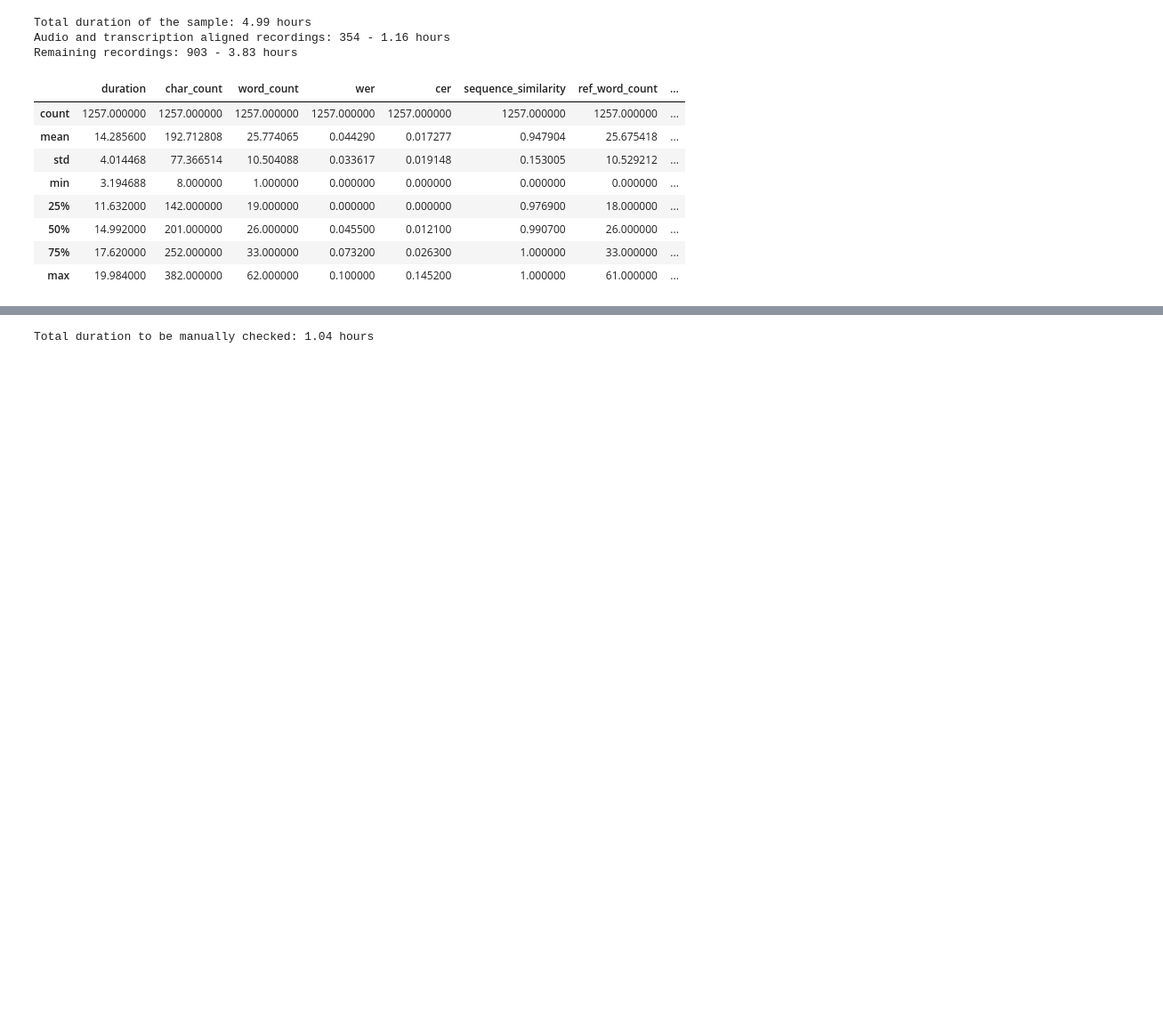
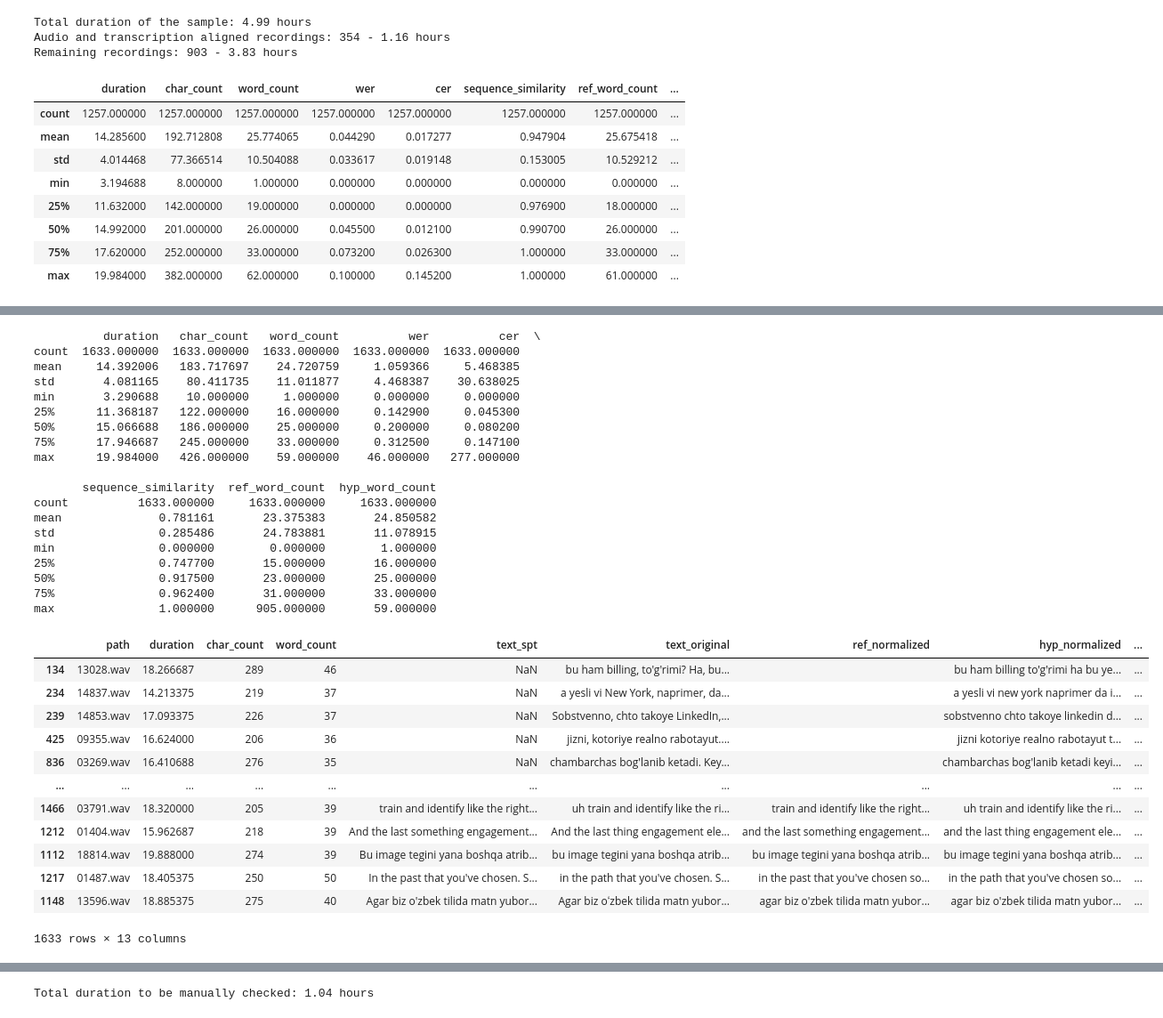
Before and after one commit to HaidarChaito/uzbek-automatic-speech-recognition, a Jupyter notebook: notebooks/5_it_dataset_preparation.ipynb, the cells around one changed output, grey strips where cells are left out. Shown at 89% size. Cells and saved outputs as stored; diff of their text form; code cells hidden in the pictures; blank space fills up the shorter version.

```diff
--- a/notebooks/5_it_dataset_preparation.ipynb
+++ b/notebooks/5_it_dataset_preparation.ipynb
@@ -588,0 +592,74 @@ Removed unnecessary 1,628 audio files
+# %%
+# from scripts import similarity_metrics
+
+additional_data_df.drop(columns=["error_message", "error_type", "input_audio_filename"], inplace=True, errors="ignore")
+additional_data_df.rename(columns={"predicted_sentence": "text_spt"}, inplace=True)
+
+# Reorder text_original column to be the last column
+cols = list(additional_data_df.columns)
+cols.remove("text_original")
+cols.append("text_original")
+additional_data_df = additional_data_df[cols]
+
+# Apply similarity metrics to each row
+metrics = additional_data_df.apply(
+    lambda row: similarity_metrics.calculate(
+        reference=row["text_spt"],  # Google SPT generated text (should be more accurate)
+        hypothesis=row["text_original"],  # original Gemini 2.5 Pro generated text
+    ),
+    axis=1
+)
+
+# Convert list of dicts → DataFrame
+metrics_df = pd.DataFrame(metrics.tolist())
+
+# Merge metric columns back into main DataFrame and save
+additional_data_df: pd.DataFrame = pd.concat([additional_data_df, metrics_df], axis=1)
+
+music_annotation_mask = (additional_data_df["text_spt"].isna()) & (
+    additional_data_df["hyp_normalized"].isin(["[musiqa]", "(musiqa)"]))
+
+# Update text columns
+cols_to_fix = ["text_spt", "ref_normalized", "hyp_normalized"]
+additional_data_df.loc[music_annotation_mask, cols_to_fix] = "[musiqa]"
+
+# Update the numeric columns
+additional_data_df.loc[music_annotation_mask, ["wer", "cer"]] = 0.0
+additional_data_df.loc[music_annotation_mask, ["sequence_similarity"]] = 1.0
+
+print(additional_data_df.describe())
+
+additional_data_df.sort_values("wer", ascending=False)
+# %% [output]
+          duration   char_count   word_count          wer          cer  \
+count  1633.000000  1633.000000  1633.000000  1633.000000  1633.000000
+mean     14.392006   183.717697    24.720759     1.059366     5.468385
+std       4.081165    80.411735    11.011877     4.468387    30.638025
+min       3.290688    10.000000     1.000000     0.000000     0.000000
+25%      11.368187   122.000000    16.000000     0.142900     0.045300
+50%      15.066688   186.000000    25.000000     0.200000     0.080200
+75%      17.946687   245.000000    33.000000     0.312500     0.147100
+max      19.984000   426.000000    59.000000    46.000000   277.000000
+
+       sequence_similarity  ref_word_count  hyp_word_count
+count          1633.000000     1633.000000     1633.000000
+mean              0.781161       23.375383       24.850582
+std               0.285486       24.783881       11.078915
+min               0.000000        0.000000        1.000000
+25%               0.747700       15.000000       16.000000
+50%               0.917500       23.000000       25.000000
+75%               0.962400       31.000000       33.000000
+max               1.000000      905.000000       59.000000
+|  | path | duration | char_count | word_count | text_spt | text_original | ref_normalized | hyp_normalized | ... |
+| 134 | 13028.wav | 18.266687 | 289 | 46 | NaN | bu ham billing, to'g'rimi? Ha, bu... |  | bu ham billing to'g'rimi ha bu ye... | ... |
+| 234 | 14837.wav | 14.213375 | 219 | 37 | NaN | a yesli vi New York, naprimer, da... |  | a yesli vi new york naprimer da i... | ... |
+| 239 | 14853.wav | 17.093375 | 226 | 37 | NaN | Sobstvenno, chto takoye LinkedIn,... |  | sobstvenno chto takoye linkedin d... | ... |
+| 425 | 09355.wav | 16.624000 | 206 | 36 | NaN | jizni, kotoriye realno rabotayut.... |  | jizni kotoriye realno rabotayut t... | ... |
+| 836 | 03269.wav | 16.410688 | 276 | 35 | NaN | chambarchas bog'lanib ketadi. Key... |  | chambarchas bog'lanib ketadi keyi... | ... |
+| ... | ... | ... | ... | ... | ... | ... | ... | ... | ... |
+| 1466 | 03791.wav | 18.320000 | 205 | 39 | train and identify like the right... | uh train and identify like the ri... | train and identify like the right... | uh train and identify like the ri... | ... |
+| 1212 | 01404.wav | 15.962687 | 218 | 39 | And the last something engagement... | And the last thing engagement ele... | and the last something engagement... | and the last thing engagement ele... | ... |
+| 1112 | 18814.wav | 19.888000 | 274 | 39 | Bu image tegini yana boshqa atrib... | bu image tegini yana boshqa atrib... | bu image tegini yana boshqa atrib... | bu image tegini yana boshqa atrib... | ... |
+| 1217 | 01487.wav | 18.405375 | 250 | 50 | In the past that you've chosen. S... | in the path that you've chosen. S... | in the past that you've chosen so... | in the path that you've chosen so... | ... |
+| 1148 | 13596.wav | 18.885375 | 275 | 40 | Agar biz o'zbek tilida matn yubor... | Agar biz oʻzbek tilida matn yubor... | agar biz o'zbek tilida matn yubor... | agar biz o'zbek tilida matn yubor... | ... |
+1633 rows × 13 columns
```
Also changed, not shown: parts of 15 cells of this notebook, 1 other file.
